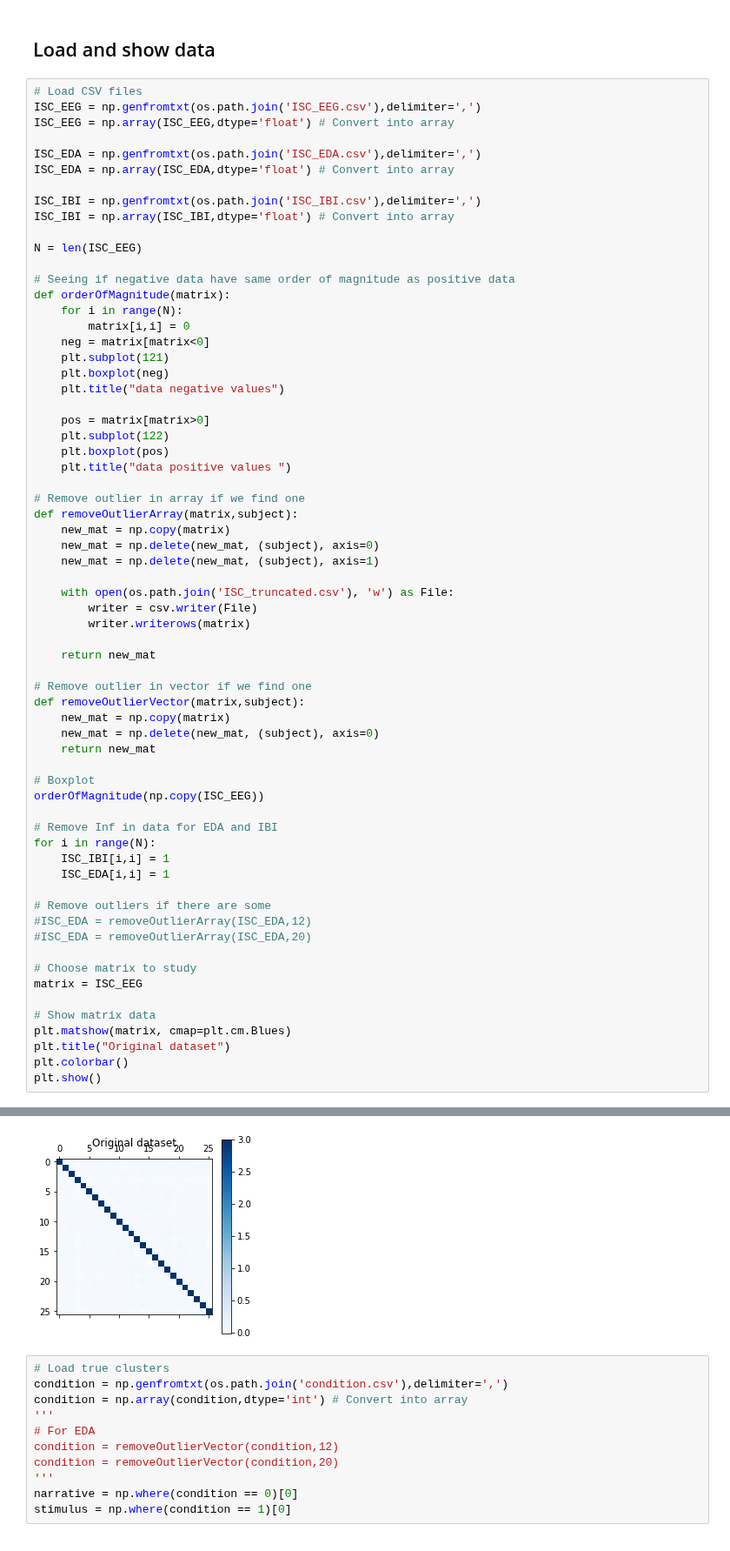
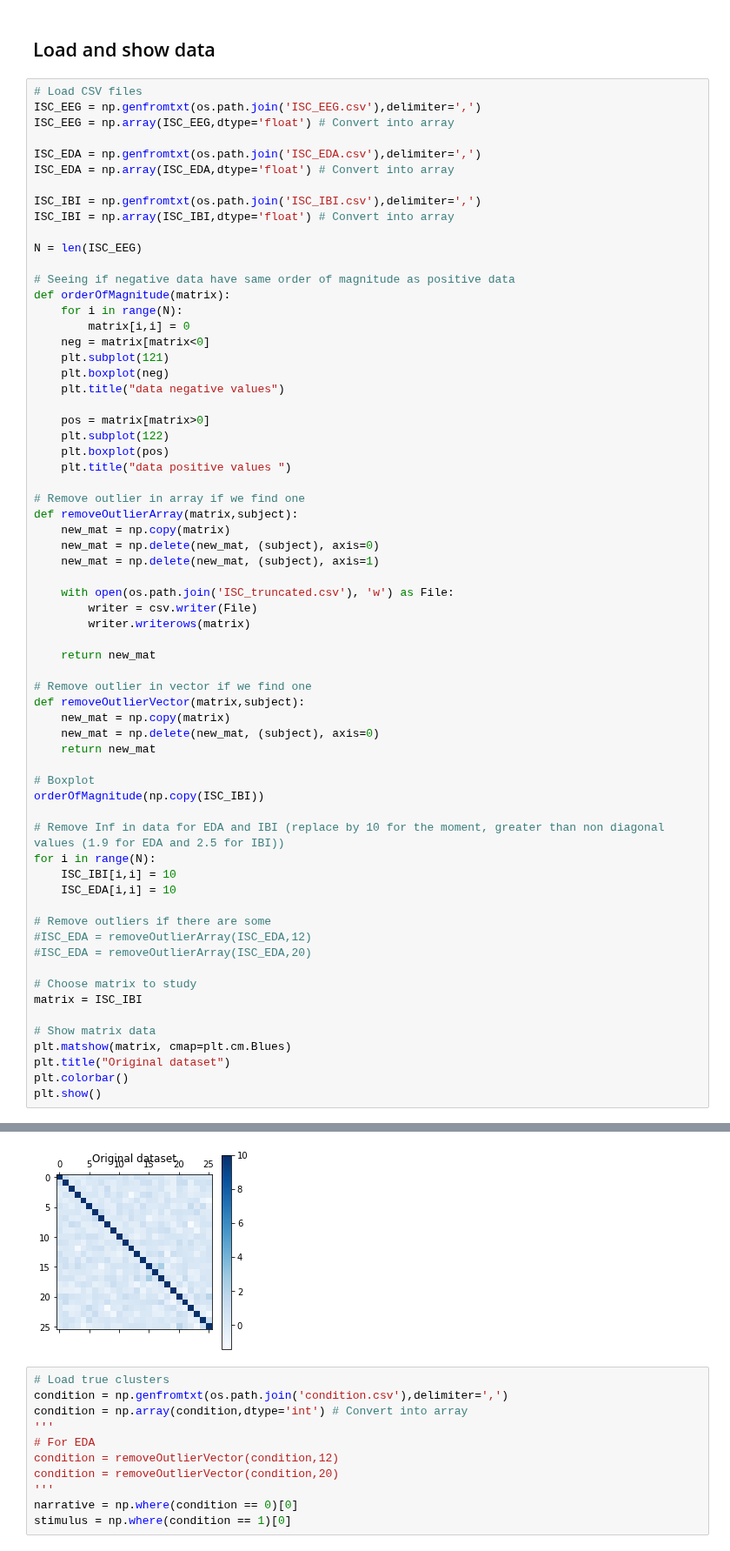
Before and after one commit to alexandremerasli/TFE, a Jupyter notebook: cluster_data.ipynb, the cells around one changed output, grey strips where cells are left out. Shown at 87% size. Cells and saved outputs as stored; diff of their text form.

```diff
--- a/cluster_data.ipynb
+++ b/cluster_data.ipynb
@@ -53,19 +53,19 @@ def removeOutlierVector(matrix,subject):
     return new_mat
 
 # Boxplot
-orderOfMagnitude(np.copy(ISC_EEG))
+orderOfMagnitude(np.copy(ISC_IBI))
 
-# Remove Inf in data for EDA and IBI
+# Remove Inf in data for EDA and IBI (replace by 10 for the moment, greater than non diagonal values (1.9 for EDA and 2.5 for IBI))
 for i in range(N):
-    ISC_IBI[i,i] = 1
-    ISC_EDA[i,i] = 1
+    ISC_IBI[i,i] = 10
+    ISC_EDA[i,i] = 10
 
 # Remove outliers if there are some
 #ISC_EDA = removeOutlierArray(ISC_EDA,12)
 #ISC_EDA = removeOutlierArray(ISC_EDA,20)
 
 # Choose matrix to study
-matrix = ISC_EEG
+matrix = ISC_IBI
 
 # Show matrix data
 plt.matshow(matrix, cmap=plt.cm.Blues)
@@ -77,4 +77,4 @@ plt.show()
-[figure, old version]
+[figure, new version]
 # %%
 # Load true clusters
 condition = np.genfromtxt(os.path.join('condition.csv'),delimiter=',')
```
Also changed, not shown: parts of 22 cells of this notebook.
